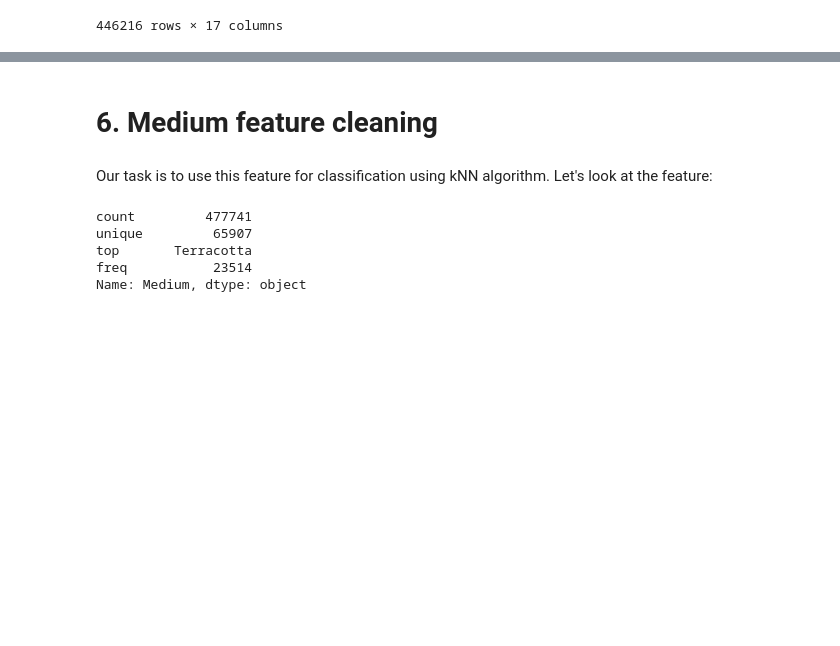
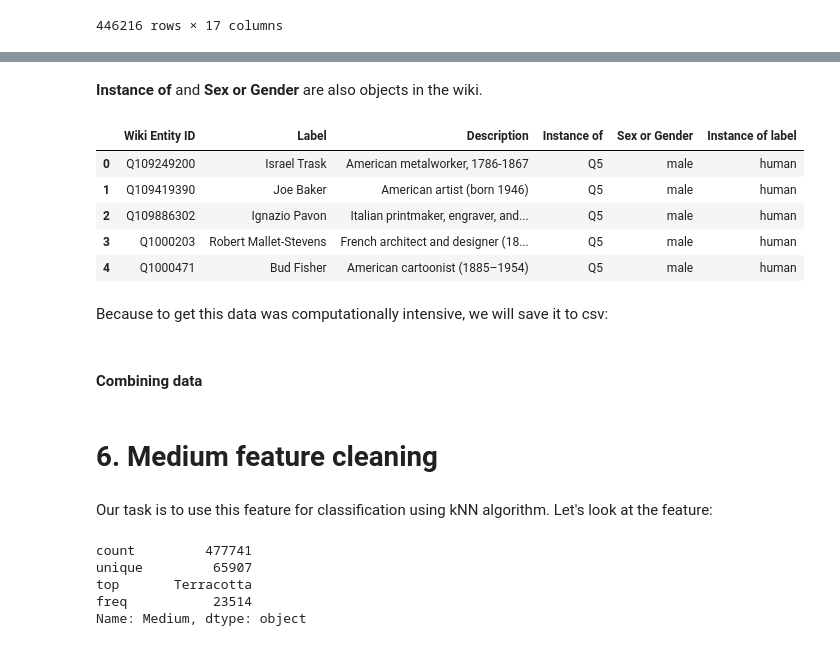
Before and after one commit to nickobard/Data-Preprocessing-Course, a Jupyter notebook: 01/01_homework.ipynb, the cells around one changed output, grey strips where cells are left out. Saved outputs shown, nothing was run; the diff lists cells and outputs as text; code cells hidden in the pictures; blank space fills up the shorter version.

Commit message:
Finish wiki api data gathering.

```diff
--- a/01/01_homework.ipynb
+++ b/01/01_homework.ipynb
@@ -2040,0 +2158,39 @@ Index(['AccessionYear', 'City', 'Classification', 'Country', 'County',
+# %% [markdown]
+**Instance of** and **Sex or Gender** are also objects in the wiki.
+# %%
+instance_of_entities = df_api_wikidata['Instance of'].dropna().unique()
+instance_of_translator = dict()
+
+for entity in tqdm(instance_of_entities):
+    response = requests.get(f'{endpoint}{entity}')
+    response.raise_for_status()
+    payload = response.json()
+    label = payload['labels']['en']
+    instance_of_translator[entity] = label
+# %%
+df_api_wikidata['Instance of label'] = df_api_wikidata['Instance of'].apply(
+    lambda x: instance_of_translator[x] if isinstance(x, str) else x)
+# %%
+sex_or_gen_entities = df_api_wikidata['Sex or Gender'].dropna().unique()
+sex_or_gen_translator = dict()
+
+for entity in tqdm(sex_or_gen_entities):
+    response = requests.get(f'{endpoint}{entity}')
+    response.raise_for_status()
+    payload = response.json()
+    label = payload['labels']['en']
+    sex_or_gen_translator[entity] = label
+# %%
+df_api_wikidata['Sex or Gender'] = df_api_wikidata['Sex or Gender'].apply(
+    lambda x: sex_or_gen_translator[x] if isinstance(x, str) else x)
+# %%
+df_api_wikidata.head()
+# %% [output]
+|  | Wiki Entity ID | Label | Description | Instance of | Sex or Gender | Instance of label |
+| 0 | Q109249200 | Israel Trask | American metalworker, 1786-1867 | Q5 | male | human |
+| 1 | Q109419390 | Joe Baker | American artist (born 1946) | Q5 | male | human |
+| 2 | Q109886302 | Ignazio Pavon | Italian printmaker, engraver, and... | Q5 | male | human |
+| 3 | Q1000203 | Robert Mallet-Stevens | French architect and designer (18... | Q5 | male | human |
+| 4 | Q1000471 | Bud Fisher | American cartoonist (1885–1954) | Q5 | male | human |
+# %% [markdown]
+Because to get this data was computationally intensive, we will save it to csv:
@@ -2041,3 +2201,5 @@ Index(['AccessionYear', 'City', 'Classification', 'Country', 'County',
+# %% [markdown]
+#### Combining data
 # %% [markdown]
 # 6. Medium feature cleaning
 # %% [markdown]
```
Also changed, not shown: parts of 29 cells of this notebook, 1 other file.
